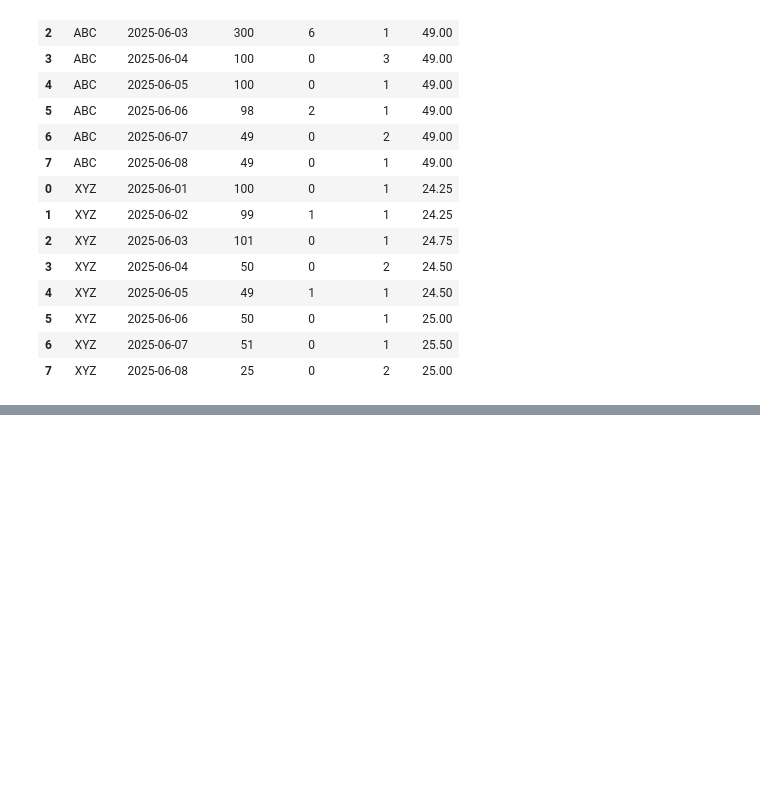
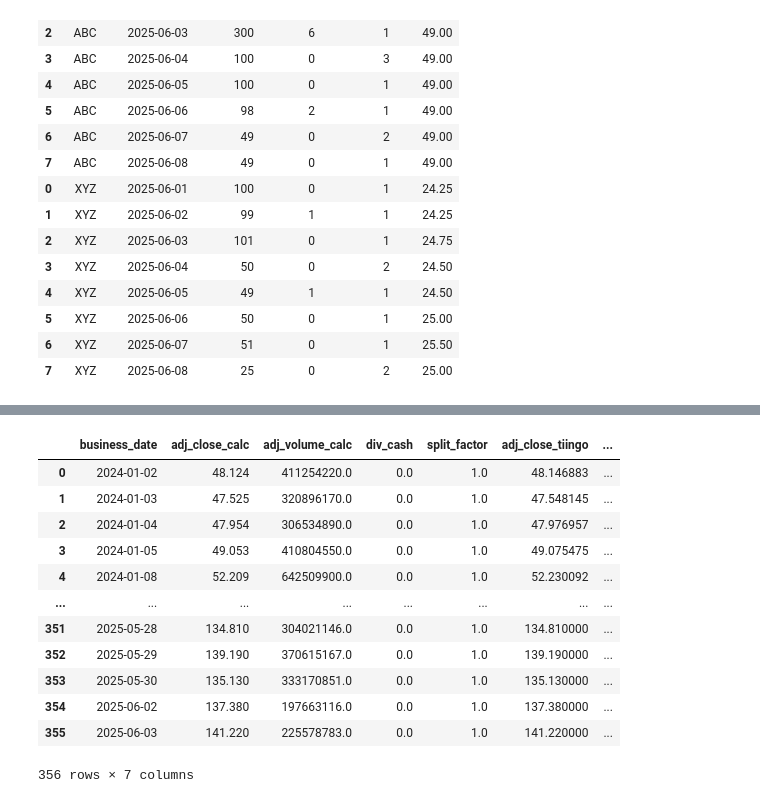
Before and after one commit to jzl4/financial-etl-poc, a Jupyter notebook: notebooks/notebook_2_staging_to_prod.ipynb, the cells around one changed output, grey strips where cells are left out. Drawn from its saved outputs; the diff is of its cells as text; code cells hidden in the pictures; blank space fills up the shorter version.

```diff
--- a/notebooks/notebook_2_staging_to_prod.ipynb
+++ b/notebooks/notebook_2_staging_to_prod.ipynb
@@ -271,0 +330,10 @@ adj_corp_actions(df)
+# %%
+# Test this on Nvidia's raw stock price, which experienced several stock split and dividends
+start_date = '2024-01-02'
+end_date = '2025-06-03'
+tickers = ['NVDA']
+df_NVDA_raw = extract_raw_data_from_staging(start_date, end_date, tickers, cursor, conn)
+# %%
+# This is what my calculated adj_fields look like
+df_NVDA_adj_calc = adj_corp_actions(df_NVDA_raw)
+df_NVDA_adj_calc.head(n = 5)
@@ -271,0 +347,11 @@ adj_corp_actions(df)
+# %%
+# Get the actual adj_fields from Tiingo's API and compare
+query = """
+select ticker, business_date, adj_close, adj_volume
+from tbl_tiingo_daily_staging
+where ticker = 'NVDA'
+order by business_date;
+"""
+
+df_NVDA_adj_tiingo = sql_query_as_df(query, cursor)
+df_NVDA_adj_tiingo.head(n = 5)
@@ -271,0 +365,29 @@ adj_corp_actions(df)
+# %%
+cols = ["business_date","adj_close", "adj_volume"]
+corp_action_cols = ["div_cash", "split_factor"]
+
+df_NVDA_adj_comparison = pd.merge(
+    left = df_NVDA_adj_calc[cols + corp_action_cols],
+    right = df_NVDA_adj_tiingo[cols],
+    how = "inner",
+    on = "business_date",
+    suffixes = ["_calc", "_tiingo"]
+)
+# %%
+# TODO: Is this difference of a few cents due to rounding error, or is my algorithm actually incorrect?
+# Hard to tell when the dividend payment itself is literally $0.01 in some cases
+df_NVDA_adj_comparison
+# %% [output]
+|  | business_date | adj_close_calc | adj_volume_calc | div_cash | split_factor | adj_close_tiingo | ... |
+| 0 | 2024-01-02 | 48.124 | 411254220.0 | 0.0 | 1.0 | 48.146883 | ... |
+| 1 | 2024-01-03 | 47.525 | 320896170.0 | 0.0 | 1.0 | 47.548145 | ... |
+| 2 | 2024-01-04 | 47.954 | 306534890.0 | 0.0 | 1.0 | 47.976957 | ... |
+| 3 | 2024-01-05 | 49.053 | 410804550.0 | 0.0 | 1.0 | 49.075475 | ... |
+| 4 | 2024-01-08 | 52.209 | 642509900.0 | 0.0 | 1.0 | 52.230092 | ... |
+| ... | ... | ... | ... | ... | ... | ... | ... |
+| 351 | 2025-05-28 | 134.810 | 304021146.0 | 0.0 | 1.0 | 134.810000 | ... |
+| 352 | 2025-05-29 | 139.190 | 370615167.0 | 0.0 | 1.0 | 139.190000 | ... |
+| 353 | 2025-05-30 | 135.130 | 333170851.0 | 0.0 | 1.0 | 135.130000 | ... |
+| 354 | 2025-06-02 | 137.380 | 197663116.0 | 0.0 | 1.0 | 137.380000 | ... |
+| 355 | 2025-06-03 | 141.220 | 225578783.0 | 0.0 | 1.0 | 141.220000 | ... |
+356 rows × 7 columns
```
Also changed, not shown: parts of 6 cells of this notebook.
